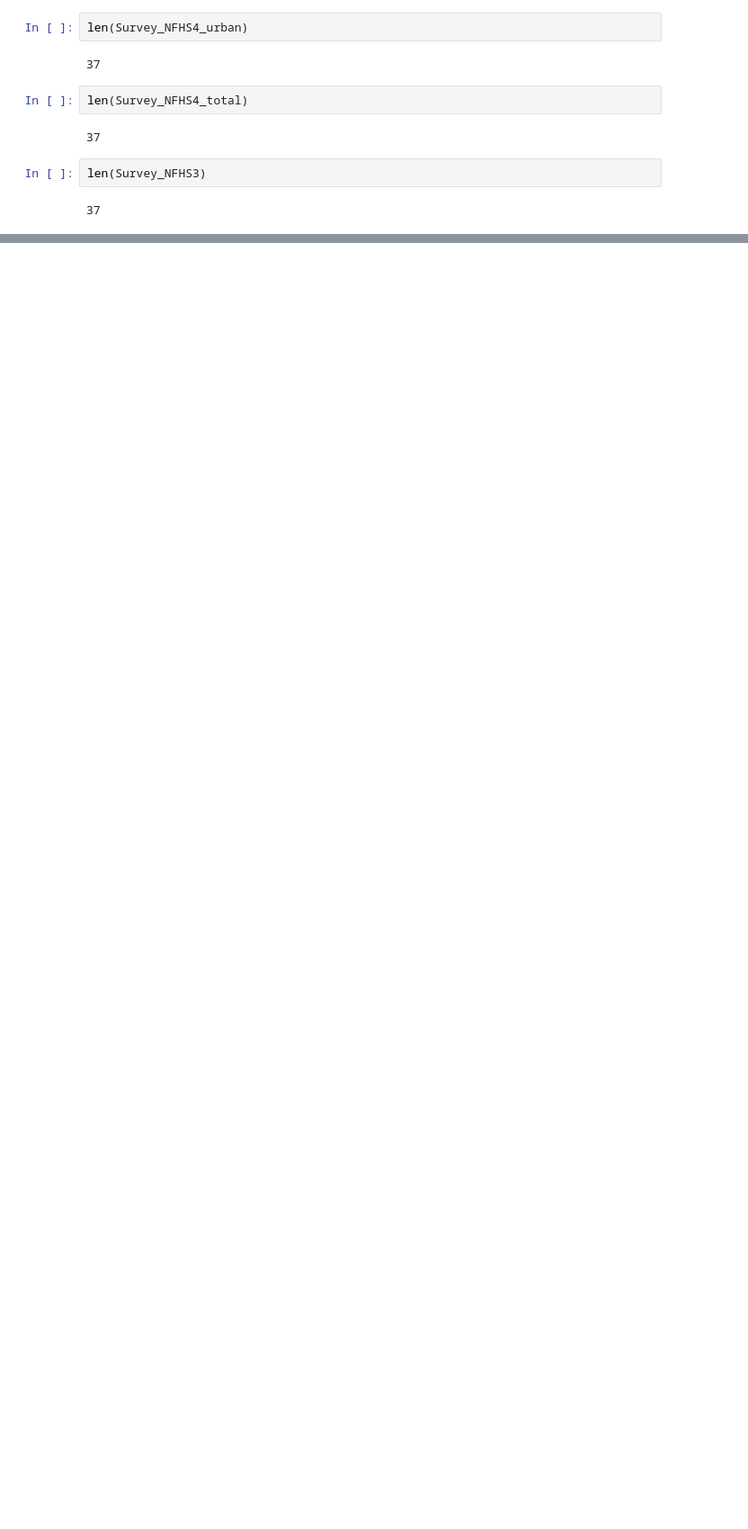
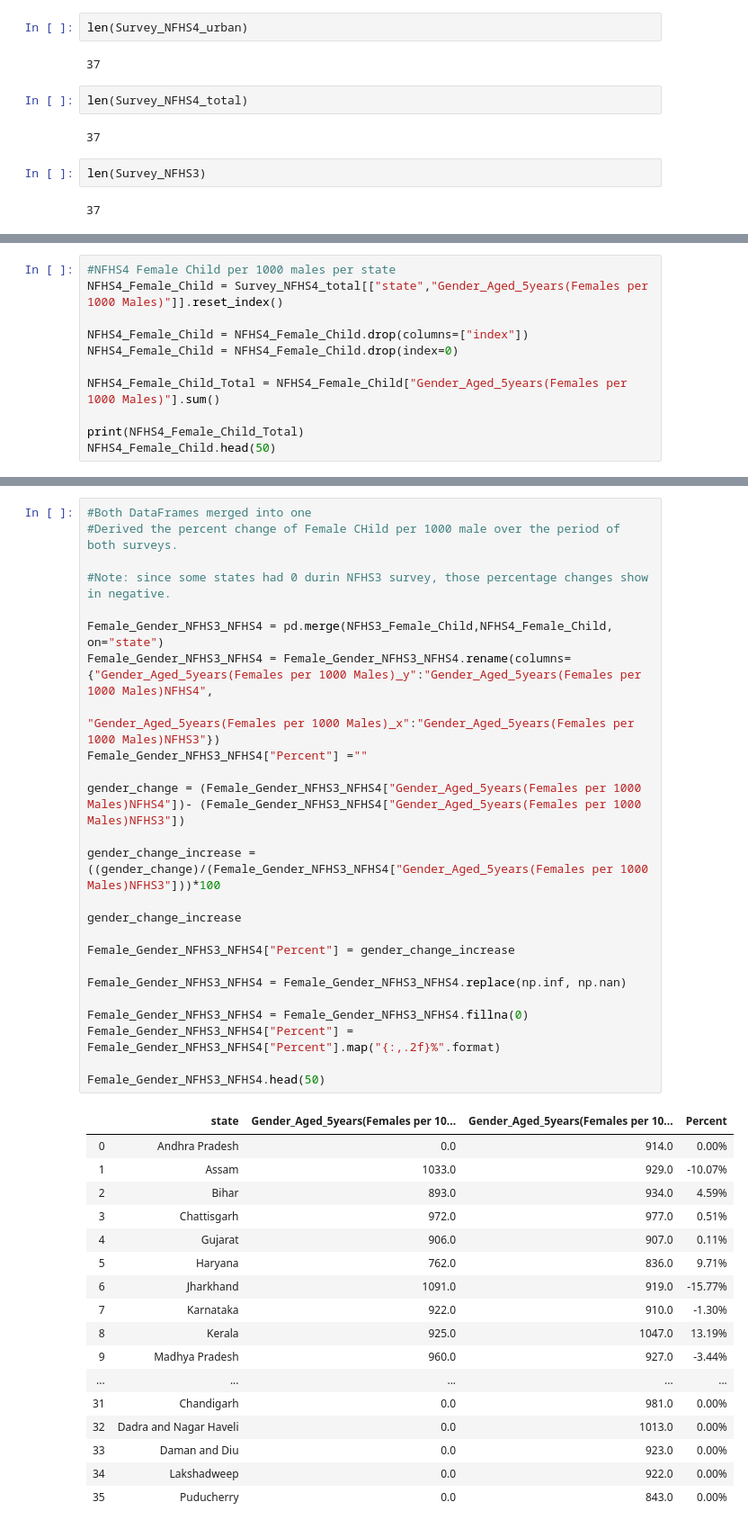
Before and after one commit to narayanan-nithya/Group_Project_Nutritional_Analysis_Of_Children_Under_Age_5, a Jupyter notebook: Nutritional_Data_Analysis.ipynb, the cells around one changed output, grey strips where cells are left out. Shown at 90% size. Drawn from its saved outputs; the diff is of its cells as text; blank space fills up the shorter version.

```diff
--- a/Nutritional_Data_Analysis.ipynb
+++ b/Nutritional_Data_Analysis.ipynb
@@ -457,0 +606,11 @@ Female_Gender_NFHS3_NFHS4.head(50)
+# %%
+#NFHS4 Female Child per 1000 males per state
+NFHS4_Female_Child = Survey_NFHS4_total[["state","Gender_Aged_5years(Females per 1000 Males)"]].reset_index()
+
+NFHS4_Female_Child = NFHS4_Female_Child.drop(columns=["index"])
+NFHS4_Female_Child = NFHS4_Female_Child.drop(index=0)
+
+NFHS4_Female_Child_Total = NFHS4_Female_Child["Gender_Aged_5years(Females per 1000 Males)"].sum()
+
+print(NFHS4_Female_Child_Total)
+NFHS4_Female_Child.head(50)
@@ -457,0 +636,43 @@ Female_Gender_NFHS3_NFHS4.head(50)
+# %%
+#Both DataFrames merged into one
+#Derived the percent change of Female CHild per 1000 male over the period of both surveys.
+
+#Note: since some states had 0 durin NFHS3 survey, those percentage changes show in negative.
+
+Female_Gender_NFHS3_NFHS4 = pd.merge(NFHS3_Female_Child,NFHS4_Female_Child, on="state")
+Female_Gender_NFHS3_NFHS4 = Female_Gender_NFHS3_NFHS4.rename(columns={"Gender_Aged_5years(Females per 1000 Males)_y":"Gender_Aged_5years(Females per 1000 Males)NFHS4",
+                                                                     "Gender_Aged_5years(Females per 1000 Males)_x":"Gender_Aged_5years(Females per 1000 Males)NFHS3"})
+Female_Gender_NFHS3_NFHS4["Percent"] =""
+
+gender_change = (Female_Gender_NFHS3_NFHS4["Gender_Aged_5years(Females per 1000 Males)NFHS4"])- (Female_Gender_NFHS3_NFHS4["Gender_Aged_5years(Females per 1000 Males)NFHS3"])
+
+gender_change_increase = ((gender_change)/(Female_Gender_NFHS3_NFHS4["Gender_Aged_5years(Females per 1000 Males)NFHS3"]))*100
+
+gender_change_increase
+
+Female_Gender_NFHS3_NFHS4["Percent"] = gender_change_increase
+
+Female_Gender_NFHS3_NFHS4 = Female_Gender_NFHS3_NFHS4.replace(np.inf, np.nan)
+
+Female_Gender_NFHS3_NFHS4 = Female_Gender_NFHS3_NFHS4.fillna(0)
+Female_Gender_NFHS3_NFHS4["Percent"] = Female_Gender_NFHS3_NFHS4["Percent"].map("{:,.2f}%".format)
+
+Female_Gender_NFHS3_NFHS4.head(50)
+# %% [output]
+|  | state | Gender_Aged_5years(Females per 10... | Gender_Aged_5years(Females per 10... | Percent |
+| 0 | Andhra Pradesh | 0.0 | 914.0 | 0.00% |
+| 1 | Assam | 1033.0 | 929.0 | -10.07% |
+| 2 | Bihar | 893.0 | 934.0 | 4.59% |
+| 3 | Chattisgarh | 972.0 | 977.0 | 0.51% |
+| 4 | Gujarat | 906.0 | 907.0 | 0.11% |
+| 5 | Haryana | 762.0 | 836.0 | 9.71% |
+| 6 | Jharkhand | 1091.0 | 919.0 | -15.77% |
+| 7 | Karnataka | 922.0 | 910.0 | -1.30% |
+| 8 | Kerala | 925.0 | 1047.0 | 13.19% |
+| 9 | Madhya Pradesh | 960.0 | 927.0 | -3.44% |
+| ... | ... | ... | ... | ... |
+| 31 | Chandigarh | 0.0 | 981.0 | 0.00% |
+| 32 | Dadra and Nagar Haveli | 0.0 | 1013.0 | 0.00% |
+| 33 | Daman and Diu | 0.0 | 923.0 | 0.00% |
+| 34 | Lakshadweep | 0.0 | 922.0 | 0.00% |
+| 35 | Puducherry | 0.0 | 843.0 | 0.00% |
```
Also changed, not shown: parts of 53 cells of this notebook.
